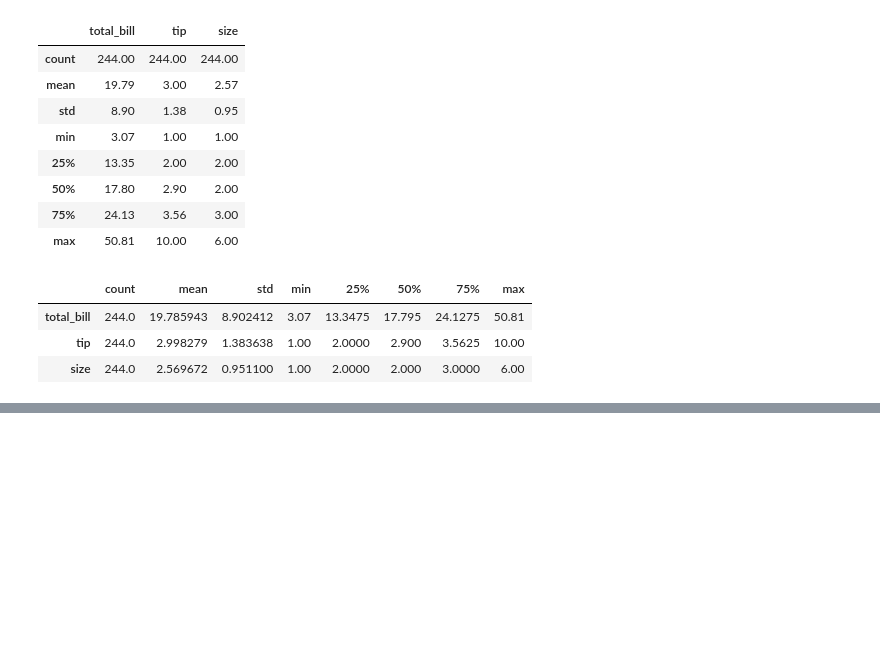
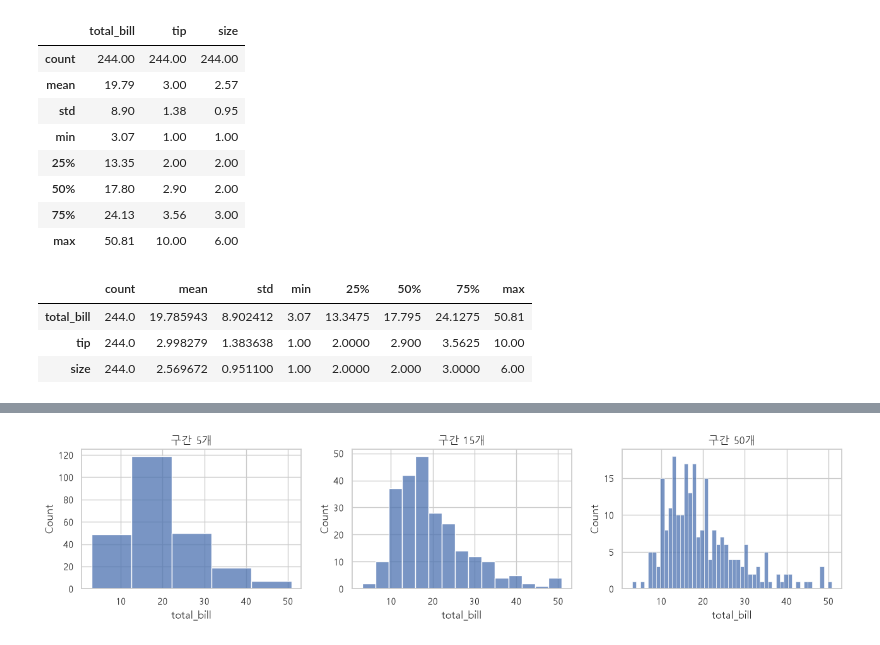
Before and after one commit to ChaeYeongJi/18_r, a Jupyter notebook: 01.ipynb, the cells around one changed output, grey strips where cells are left out. Cells and saved outputs as stored; diff of their text form; code cells hidden in the pictures; blank space fills up the shorter version.

```diff
--- a/01.ipynb
+++ b/01.ipynb
@@ -551,0 +570,10 @@ summary
+# %%
+fig, axes = plt.subplots(1, 3, figsize=(13, 3.3))
+for ax, b in zip(axes, [5, 15, 50]):
+    sns.histplot(data=tips, x='total_bill', bins=b, ax=ax)
+    ax.set_title(f'구간 {b}개')
+
+plt.tight_layout()
+plt.show()
+# %% [output]
+[figure, added]
```
Also changed, not shown: parts of 19 cells of this notebook.
